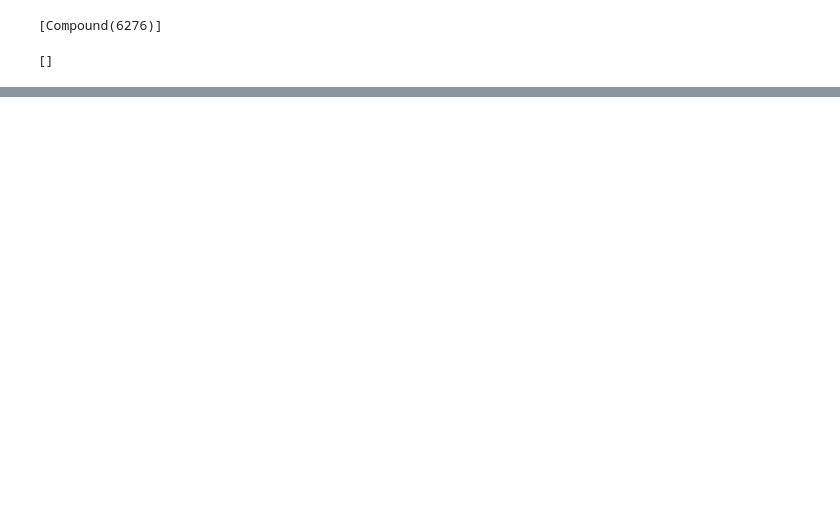
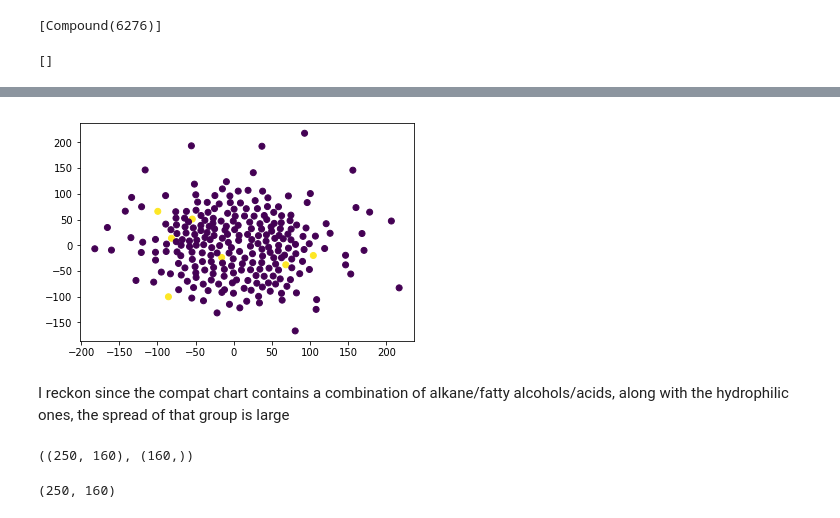
Before and after one commit to xkortex/ChemCupid, a Jupyter notebook: nb/explore01.ipynb, the cells around one changed output, grey strips where cells are left out. Drawn from its saved outputs; the diff is of its cells as text; code cells hidden in the pictures; blank space fills up the shorter version.

```diff
--- a/nb/explore01.ipynb
+++ b/nb/explore01.ipynb
@@ -241,0 +565,6 @@ pc.get_compounds('alcohol, Amyl', 'name')
+# %%
+tsne_plot(x_em, labels=df.index.str.contains('butyl'))
+# %% [output]
+[figure, added]
+# %% [markdown]
+I reckon since the compat chart contains a combination of alkane/fatty alcohols/acids, along with the hydrophilic ones, the spread of that group is large
@@ -241,0 +574,9 @@ pc.get_compounds('alcohol, Amyl', 'name')
+# %%
+v_ethanol = ary[df.index.str.contains('ethyl alcohol')][0]
+ary.shape, v_ethanol.shape
+# %% [output]
+((250, 160), (160,))
+# %%
+(ary**2 - v_ethanol**2).shape
+# %% [output]
+(250, 160)
```
Also changed, not shown: parts of 97 cells of this notebook.
